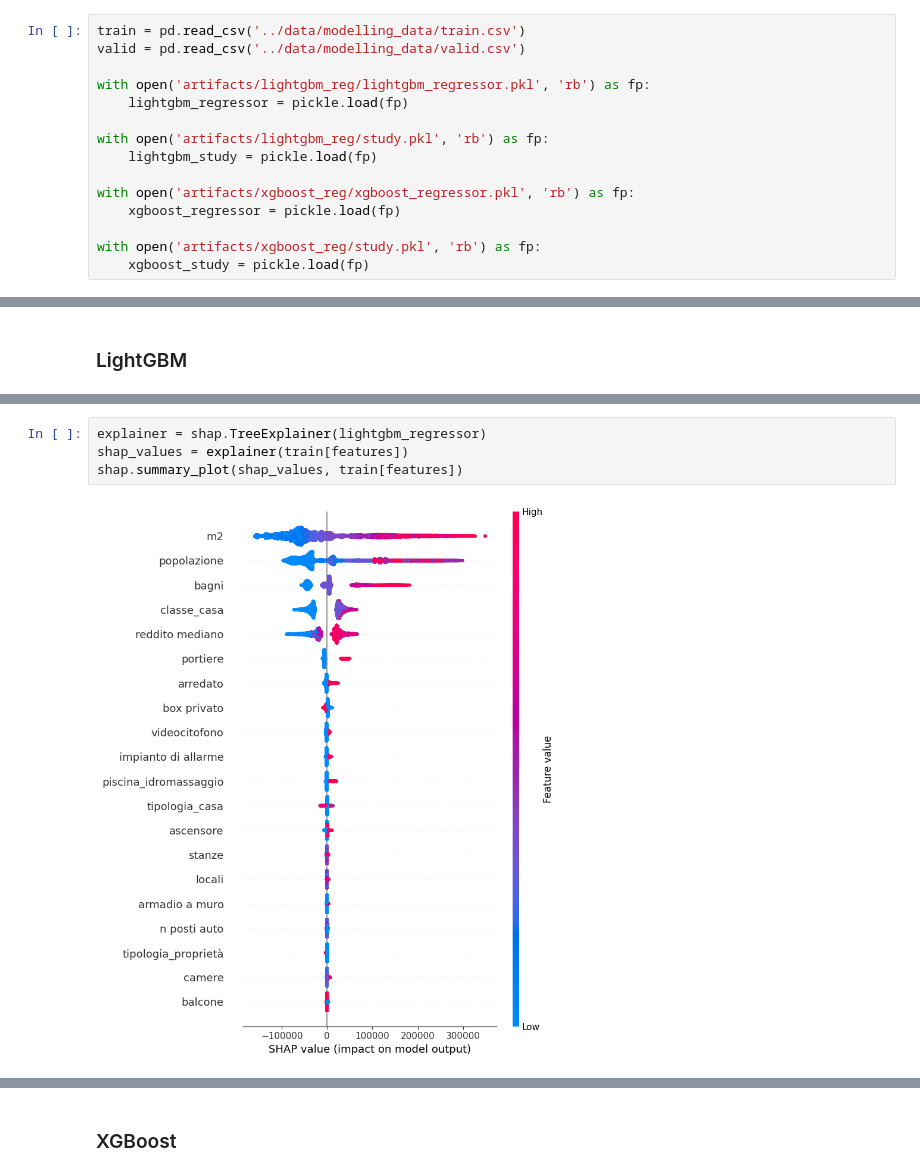
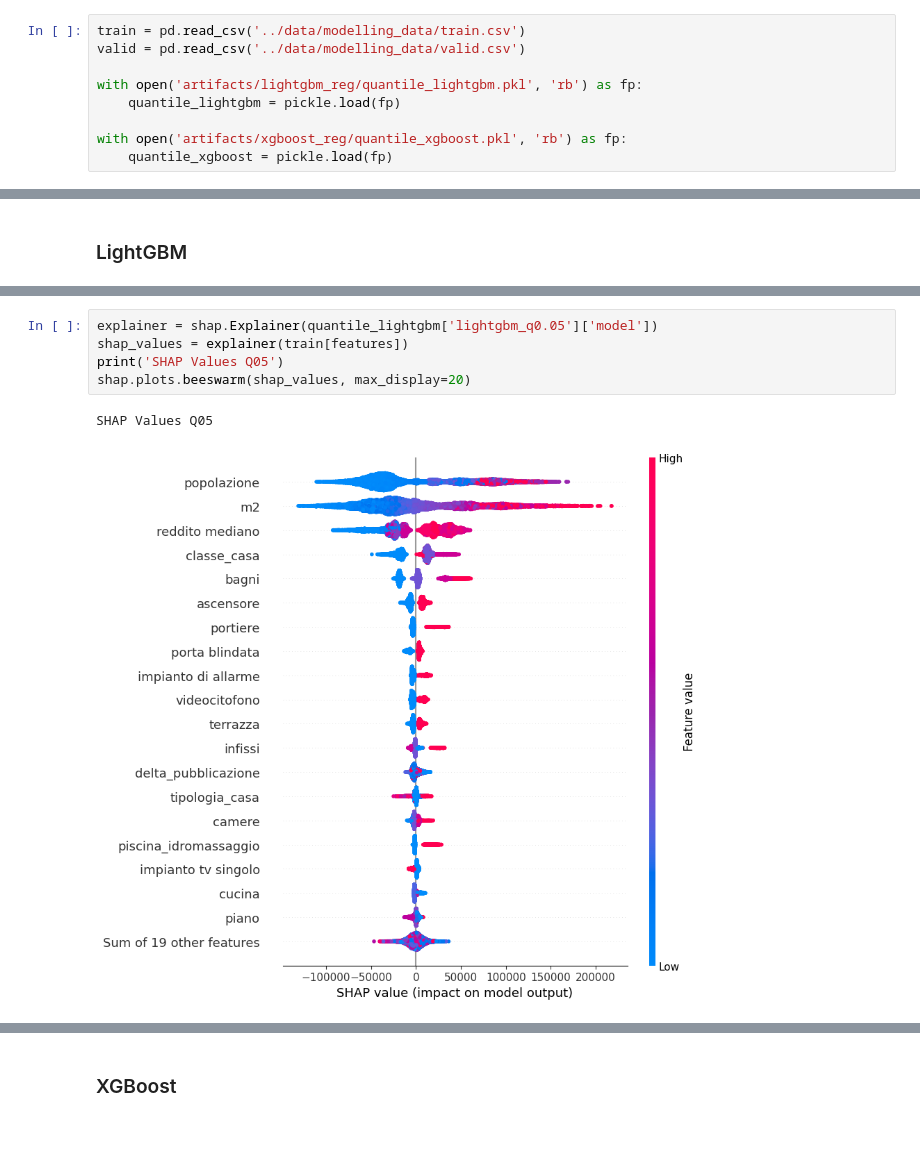
Before and after one commit to Fabiocerutids/Italy_House_Prices, a Jupyter notebook: 3_modelling/7_ml_evaluation.ipynb, the cells around one changed output, grey strips where cells are left out. Drawn from its saved outputs; the diff is of its cells as text; blank space fills up the shorter version.

Commit message:
adding quantile modelling

```diff
--- a/3_modelling/7_ml_evaluation.ipynb
+++ b/3_modelling/7_ml_evaluation.ipynb
@@ -15,15 +15,9 @@ pd.set_option('display.float_format', lambda x: '%.2f' % x)
 train = pd.read_csv('../data/modelling_data/train.csv')
 valid = pd.read_csv('../data/modelling_data/valid.csv')
 
-with open('artifacts/lightgbm_reg/lightgbm_regressor.pkl', 'rb') as fp:
-    lightgbm_regressor = pickle.load(fp)
+with open('artifacts/lightgbm_reg/quantile_lightgbm.pkl', 'rb') as fp:
+    quantile_lightgbm = pickle.load(fp)
 
-with open('artifacts/lightgbm_reg/study.pkl', 'rb') as fp:
-    lightgbm_study = pickle.load(fp)
-
-with open('artifacts/xgboost_reg/xgboost_regressor.pkl', 'rb') as fp:
-    xgboost_regressor = pickle.load(fp)
-
-with open('artifacts/xgboost_reg/study.pkl', 'rb') as fp:
-    xgboost_study = pickle.load(fp)
+with open('artifacts/xgboost_reg/quantile_xgboost.pkl', 'rb') as fp:
+    quantile_xgboost = pickle.load(fp)
 # %%
@@ -59,6 +70,8 @@ plt.show()
 # %%
-explainer = shap.TreeExplainer(lightgbm_regressor)
+explainer = shap.Explainer(quantile_lightgbm['lightgbm_q0.05']['model'])
 shap_values = explainer(train[features])
-shap.summary_plot(shap_values, train[features])
+print('SHAP Values Q05')
+shap.plots.beeswarm(shap_values, max_display=20)
 # %% [output]
+SHAP Values Q05
-[figure, old version]
+[figure, new version]
```
Also changed, not shown: parts of 17 cells of this notebook, 7 other files.
